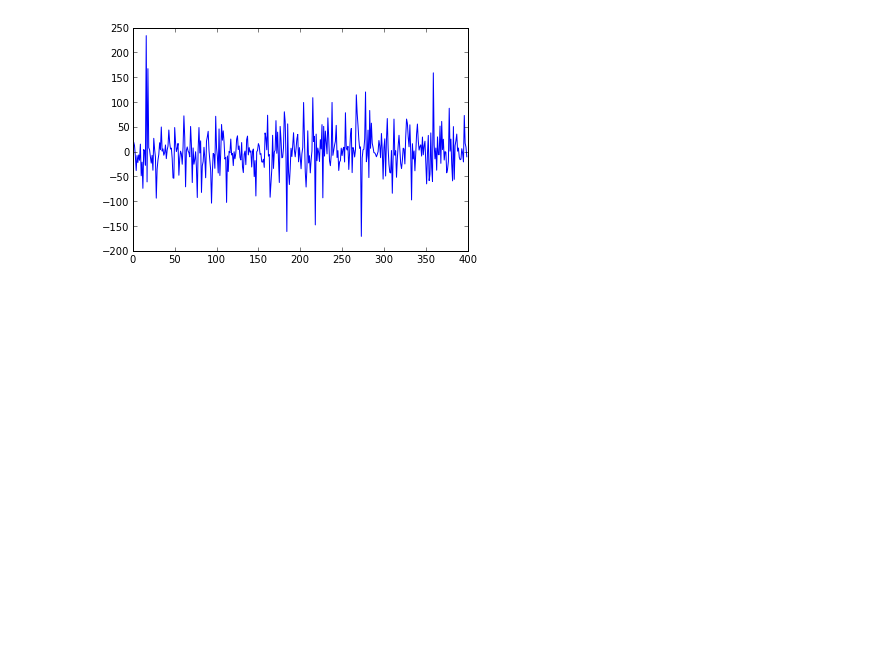
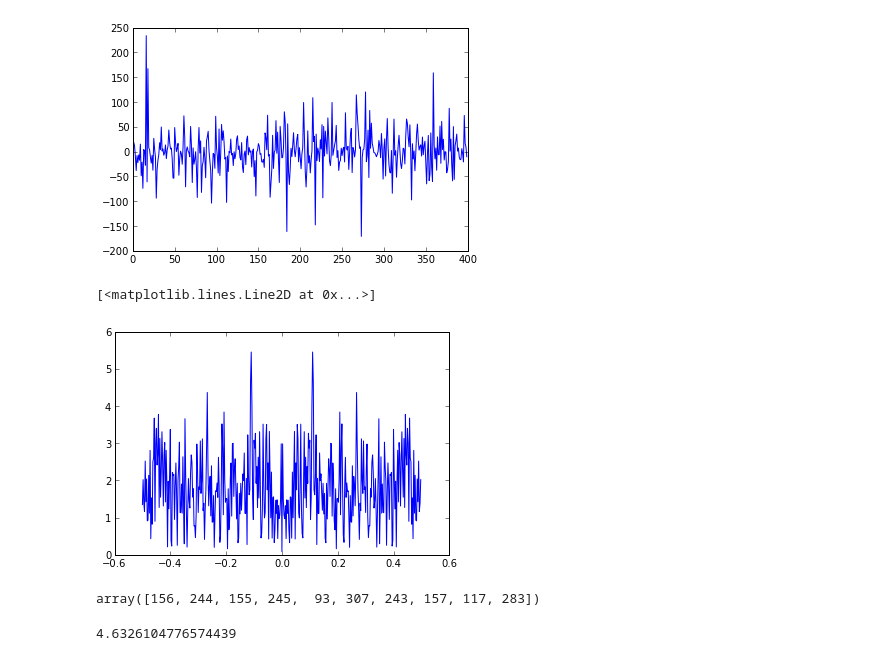
Before and after one commit to jdestupinan1332/TareasComp, a Jupyter notebook: Hw_5/pto_1_hw5.ipynb, the cells around one changed output. Drawn from its saved outputs; the diff is of its cells as text; code cells hidden in the pictures; blank space fills up the shorter version.

```diff
--- a/Hw_5/pto_1_hw5.ipynb
+++ b/Hw_5/pto_1_hw5.ipynb
@@ -14,3 +15,13 @@ plot (times, column)
 # %% [output]
 [<matplotlib.lines.Line2D at 0x...>]
 [figure]
+# %%
+fft_x = fft(column) / dimdata[0] # FFT Normalized
+freq = fftfreq(dimdata[0], 1) # Recuperamos las frecuencias
+# %%
+fft_x_shifted = np.fft.fftshift(fft_x)
+freq_shifted = np.fft.fftshift(freq)
+plot (freq_shifted,np.abs(fft_x_shifted))
+# %% [output]
+[<matplotlib.lines.Line2D at 0x...>]
+[figure, added]
@@ -16,0 +30,9 @@ plot (times, column)
+# %%
+maxespect = (-espectropot).argsort()[:10]
+maxespect
+# %% [output]
+array([156, 244, 155, 245,  93, 307, 243, 157, 117, 283])
+# %%
+espectropot[155]
+# %% [output]
+4.6326104776574439
```
Also changed, not shown: parts of 2 cells of this notebook.
